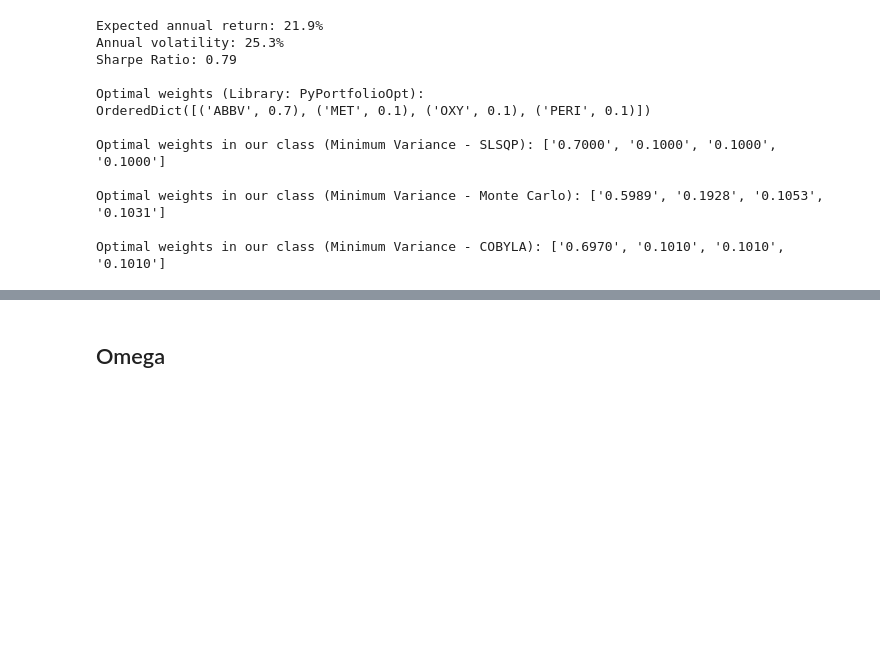
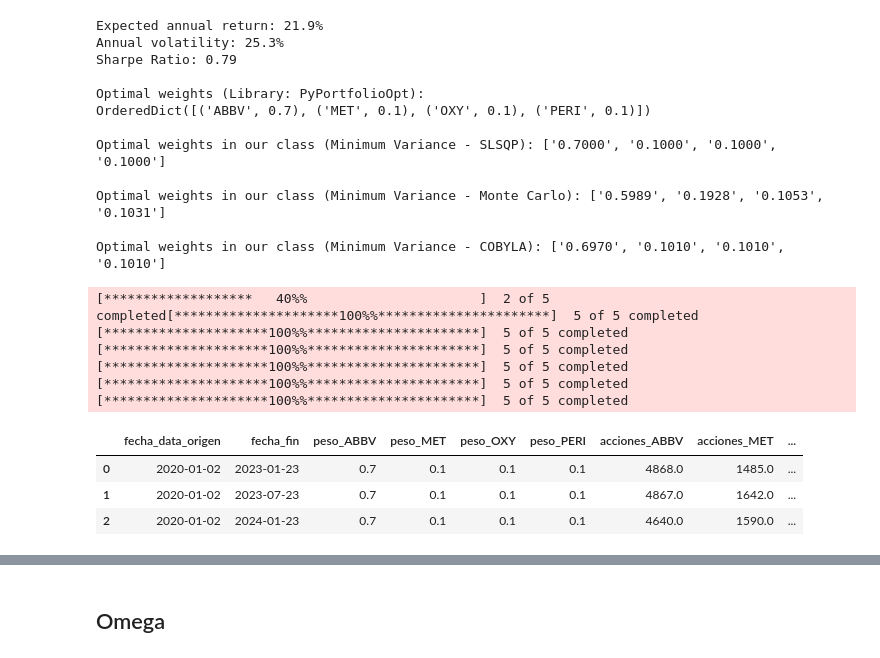
Before and after one commit to diegotita4/PAP-QAA_strategies, a Jupyter notebook: validations2.0.ipynb, the cells around one changed output, grey strips where cells are left out. Cells and saved outputs as stored; diff of their text form; code cells hidden in the pictures; blank space fills up the shorter version.

```diff
--- a/validations2.0.ipynb
+++ b/validations2.0.ipynb
@@ -74,3 +75,36 @@ Optimal weights in our class (Minimum Variance - SLSQP): ['0.7000', '0.1000', '0
 Optimal weights in our class (Minimum Variance - Monte Carlo): ['0.5989', '0.1928', '0.1053', '0.1031']
 
 Optimal weights in our class (Minimum Variance - COBYLA): ['0.6970', '0.1010', '0.1010', '0.1010']
+# %%
+tickers = ["ABBV", "MET", "OXY", "PERI"]
+rf = 0.02  # Tasa libre de riesgo
+optimization_strategy = 'Minimum Variance'
+optimization_model = 'SLSQP'
+valor_portafolio_inicial = 1_000_000
+frecuencias_rebalanceo_meses = 6
+# %%
+backtesting = BacktestingDinamico(
+    tickers=tickers,
+    start_date='2020-01-02',
+    start_backtesting='2023-01-23',
+    end_date='2024-01-23',
+    frecuencias_rebalanceo_meses = [frecuencias_rebalanceo_meses], # Ajustes cada 6 meses
+    rf=0.02,
+    optimization_strategy=optimization_strategy,
+    optimization_model=optimization_model,
+    valor_portafolio_inicial = valor_portafolio_inicial
+)
+resultados_backtesting = backtesting.run_backtesting()
+
+resultados_backtesting
+# %% [output]
+[*******************   40%%                      ]  2 of 5 completed[*********************100%%**********************]  5 of 5 completed
+[*********************100%%**********************]  5 of 5 completed
+[*********************100%%**********************]  5 of 5 completed
+[*********************100%%**********************]  5 of 5 completed
+[*********************100%%**********************]  5 of 5 completed
+[*********************100%%**********************]  5 of 5 completed
+|  | fecha_data_origen | fecha_fin | peso_ABBV | peso_MET | peso_OXY | peso_PERI | acciones_ABBV | acciones_MET | ... |
+| 0 | 2020-01-02 | 2023-01-23 | 0.7 | 0.1 | 0.1 | 0.1 | 4868.0 | 1485.0 | ... |
+| 1 | 2020-01-02 | 2023-07-23 | 0.7 | 0.1 | 0.1 | 0.1 | 4867.0 | 1642.0 | ... |
+| 2 | 2020-01-02 | 2024-01-23 | 0.7 | 0.1 | 0.1 | 0.1 | 4640.0 | 1590.0 | ... |
```
Also changed, not shown: parts of 12 cells of this notebook, 1 other file.
